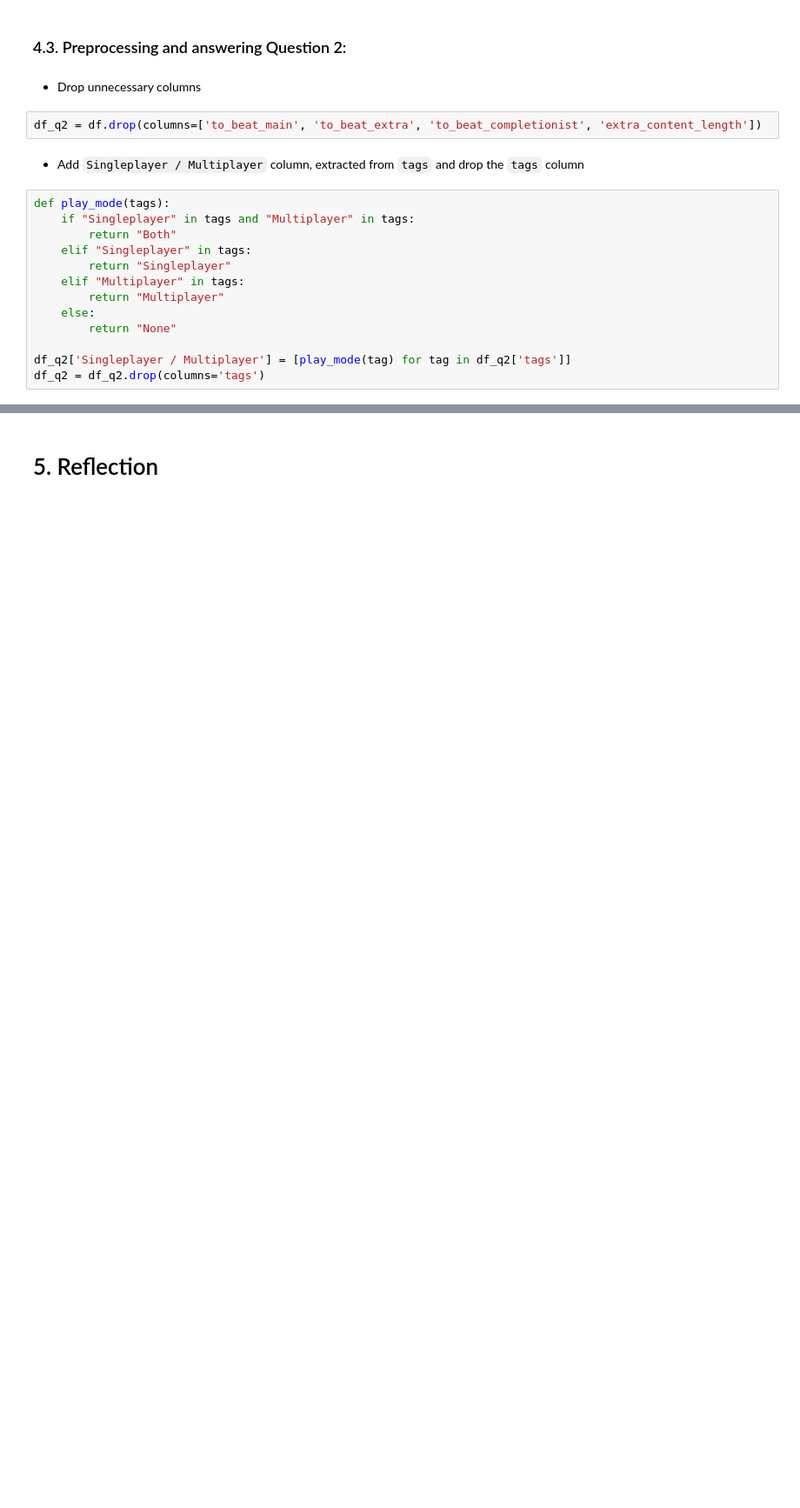
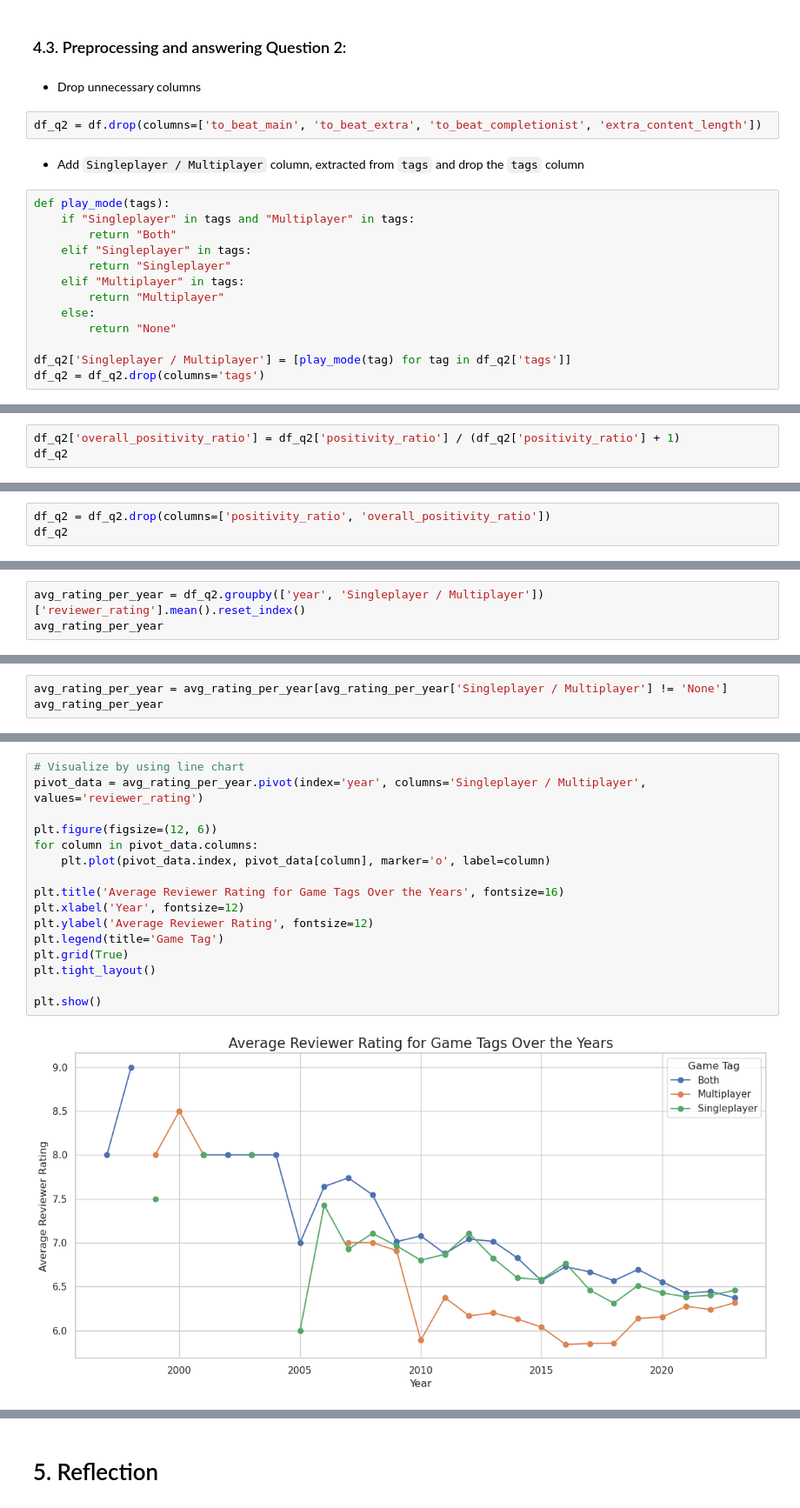
Before and after one commit to juinkinn/Programming4DS-FinalProject, a Jupyter notebook: 22127250_22127478.ipynb, the cells around one changed output, grey strips where cells are left out. Shown: that part at 87% size. Cells and saved outputs as stored; diff of their text form; blank space fills up the shorter version.

```diff
--- a/22127250_22127478.ipynb
+++ b/22127250_22127478.ipynb
@@ -359,0 +457,3 @@ df_q2
+# %%
+df_q2['overall_positivity_ratio'] = df_q2['positivity_ratio'] / (df_q2['positivity_ratio'] + 1)
+df_q2
@@ -359,0 +487,3 @@ df_q2
+# %%
+df_q2 = df_q2.drop(columns=['positivity_ratio', 'overall_positivity_ratio'])
+df_q2
@@ -359,0 +506,3 @@ df_q2
+# %%
+avg_rating_per_year = df_q2.groupby(['year', 'Singleplayer / Multiplayer'])['reviewer_rating'].mean().reset_index()
+avg_rating_per_year
@@ -359,0 +525,3 @@ df_q2
+# %%
+avg_rating_per_year = avg_rating_per_year[avg_rating_per_year['Singleplayer / Multiplayer'] != 'None']
+avg_rating_per_year
@@ -359,0 +542,18 @@ df_q2
+# %%
+# Visualize by using line chart
+pivot_data = avg_rating_per_year.pivot(index='year', columns='Singleplayer / Multiplayer', values='reviewer_rating')
+
+plt.figure(figsize=(12, 6))
+for column in pivot_data.columns:
+    plt.plot(pivot_data.index, pivot_data[column], marker='o', label=column)
+
+plt.title('Average Reviewer Rating for Game Tags Over the Years', fontsize=16)
+plt.xlabel('Year', fontsize=12)
+plt.ylabel('Average Reviewer Rating', fontsize=12)
+plt.legend(title='Game Tag')
+plt.grid(True)
+plt.tight_layout()
+
+plt.show()
+# %% [output]
+[figure, added]
```
Also changed, not shown: parts of 44 cells of this notebook.
